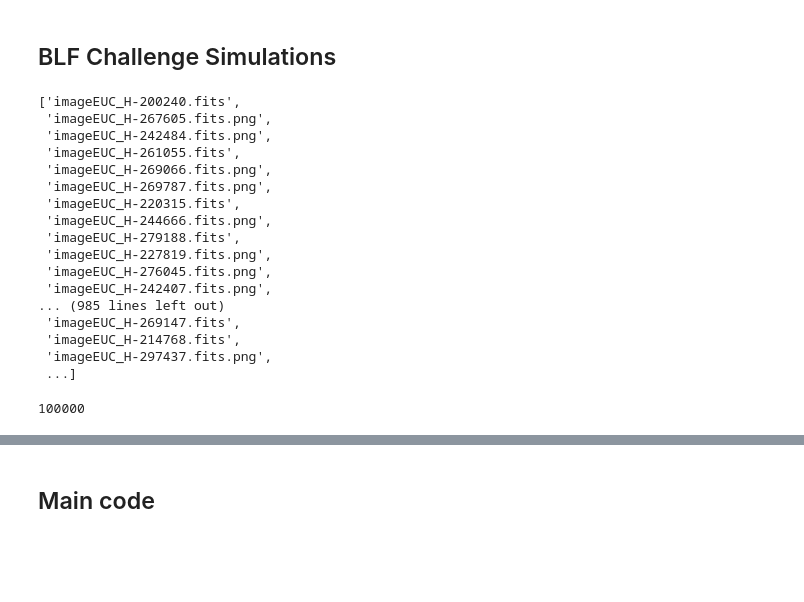
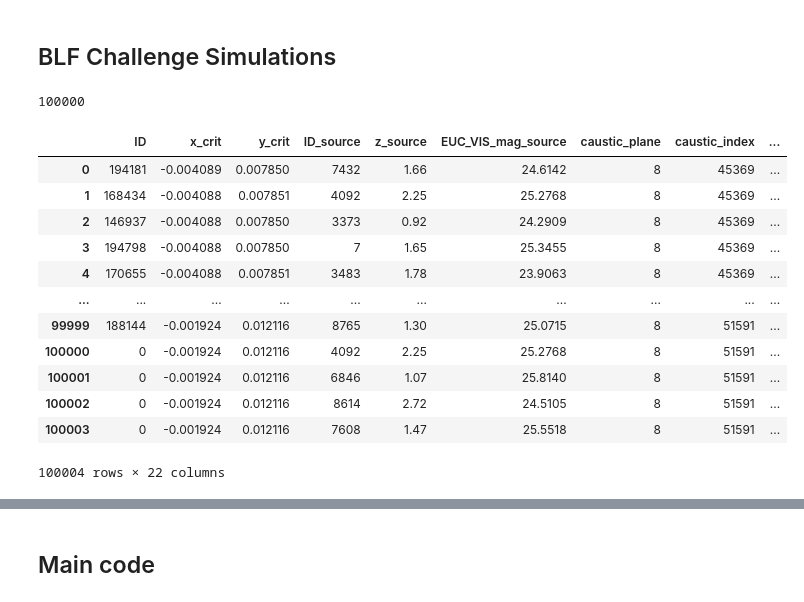
Before and after one commit to vivianemm/GLquasars, a Jupyter notebook: Database/Integration.ipynb, the cells around one changed output, grey strips where cells are left out. Drawn from its saved outputs; the diff is of its cells as text; code cells hidden in the pictures; blank space fills up the shorter version.

```diff
--- a/Database/Integration.ipynb
+++ b/Database/Integration.ipynb
@@ -423,23 +422,3 @@ def blf_train_df():
     blf.to_csv('blf_complete.csv', index=False)
 
     return blf
-# %%
-os.listdir("/home/vivianemm/BLF/Images/EUC_H")
-# %% [output]
-['imageEUC_H-200240.fits',
- 'imageEUC_H-267605.fits.png',
- 'imageEUC_H-242484.fits.png',
- 'imageEUC_H-261055.fits',
- 'imageEUC_H-269066.fits.png',
- 'imageEUC_H-269787.fits.png',
- 'imageEUC_H-220315.fits',
- 'imageEUC_H-244666.fits.png',
- 'imageEUC_H-279188.fits',
- 'imageEUC_H-227819.fits.png',
- 'imageEUC_H-276045.fits.png',
- 'imageEUC_H-242407.fits.png',
-... (985 lines left out)
- 'imageEUC_H-269147.fits',
- 'imageEUC_H-214768.fits',
- 'imageEUC_H-297437.fits.png',
- ...]
@@ -448,6 +458,23 @@ blf = blf_train_df()
 len(blf)
 # %% [output]
 100000
+# %%
+blf = pd.read_csv('/home/vivianemm/BLF/BLF_catalog_c1.csv', comment='#')
+blf
+# %% [output]
+|  | ID | x_crit | y_crit | ID_source | z_source | EUC_VIS_mag_source | caustic_plane | caustic_index | ... |
+| 0 | 194181 | -0.004089 | 0.007850 | 7432 | 1.66 | 24.6142 | 8 | 45369 | ... |
+| 1 | 168434 | -0.004088 | 0.007851 | 4092 | 2.25 | 25.2768 | 8 | 45369 | ... |
+| 2 | 146937 | -0.004088 | 0.007850 | 3373 | 0.92 | 24.2909 | 8 | 45369 | ... |
+| 3 | 194798 | -0.004088 | 0.007850 | 7 | 1.65 | 25.3455 | 8 | 45369 | ... |
+| 4 | 170655 | -0.004088 | 0.007851 | 3483 | 1.78 | 23.9063 | 8 | 45369 | ... |
+| ... | ... | ... | ... | ... | ... | ... | ... | ... | ... |
+| 99999 | 188144 | -0.001924 | 0.012116 | 8765 | 1.30 | 25.0715 | 8 | 51591 | ... |
+| 100000 | 0 | -0.001924 | 0.012116 | 4092 | 2.25 | 25.2768 | 8 | 51591 | ... |
+| 100001 | 0 | -0.001924 | 0.012116 | 6846 | 1.07 | 25.8140 | 8 | 51591 | ... |
+| 100002 | 0 | -0.001924 | 0.012116 | 8614 | 2.72 | 24.5105 | 8 | 51591 | ... |
+| 100003 | 0 | -0.001924 | 0.012116 | 7608 | 1.47 | 25.5518 | 8 | 51591 | ... |
+100004 rows × 22 columns
 # %%
 blf.head()
 # %% [output]
```
Also changed, not shown: parts of 2 cells of this notebook, 1 other file.
